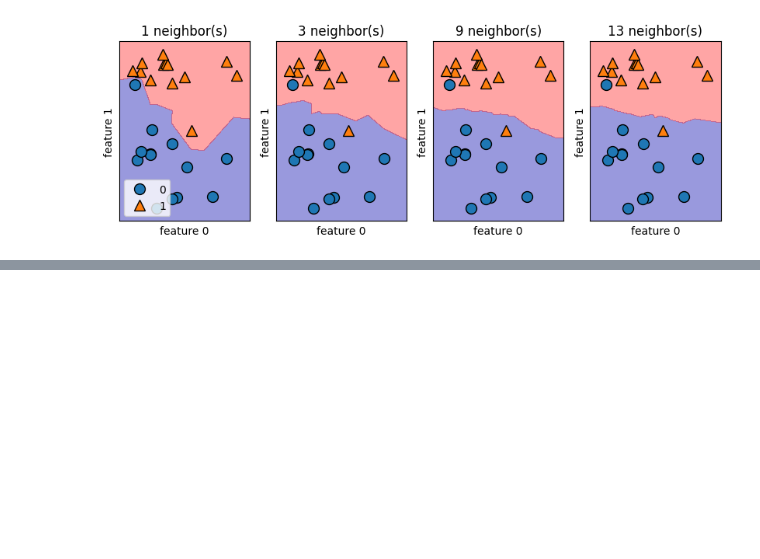
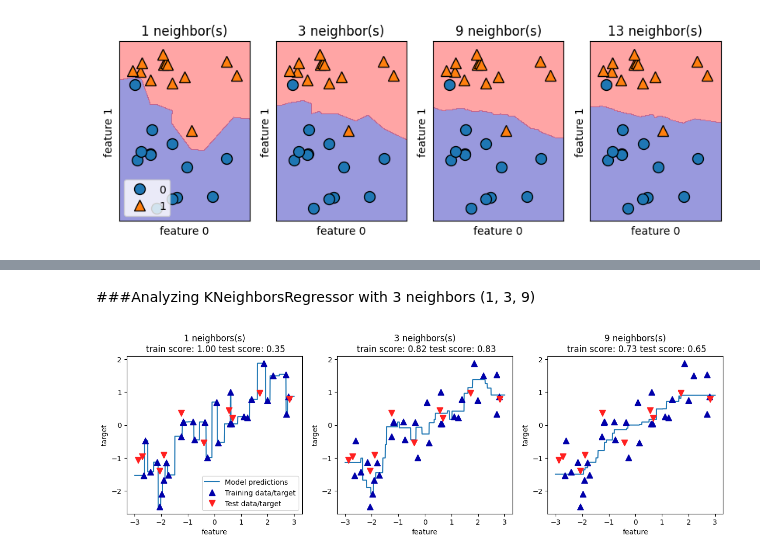
Before and after one commit to Frederico27/Machine-Learning-Study, a Jupyter notebook: Chapter 2 Supervised-Learning-KNN.ipynb, the cells around one changed output, grey strips where cells are left out. Cells and saved outputs as stored; diff of their text form; code cells hidden in the pictures; blank space fills up the shorter version.

```diff
--- a/Chapter 2 Supervised-Learning-KNN.ipynb
+++ b/Chapter 2 Supervised-Learning-KNN.ipynb
@@ -50,0 +147,24 @@ axes[0].legend(loc=3)
+# %% [markdown]
+###Analyzing KNeighborsRegressor with 3 neighbors (1, 3, 9)
+# %%
+import numpy as np
+fig, axes = plt.subplots(1, 3, figsize=(15, 4))
+#create 1,000 data points, evenly spaced between -3 and 3
+line = np.linspace(-3, 3, 1000).reshape(-1, 1)
+for n_neighbors, ax in zip([1,3,9], axes):
+  #make predictios using 1, 3, or 9 neighbors
+  reg = KNeighborsRegressor(n_neighbors=n_neighbors)
+  reg.fit(X_train, Y_train)
+  ax.plot(line, reg.predict(line))
+  ax.plot(X_train, Y_train, '^', c=mglearn.cm2(0), markersize=8)
+  ax.plot(X_test, Y_test, 'v', c=mglearn.cm2(1), markersize=8)
+
+  ax.set_title(
+      "{} neighbors(s)\n train score: {:.2f} test score: {:.2f}".format(
+      n_neighbors, reg.score(X_train, Y_train), reg.score(X_test, Y_test),
+      reg.score(X_test, Y_test)))
+  ax.set_xlabel("feature")
+  ax.set_ylabel("target")
+  axes[0].legend(["Model predictions", "Training data/target", "Test data/target"], loc="best")
+# %% [output]
+[figure, added]
```
Also changed, not shown: parts of 12 cells of this notebook.
